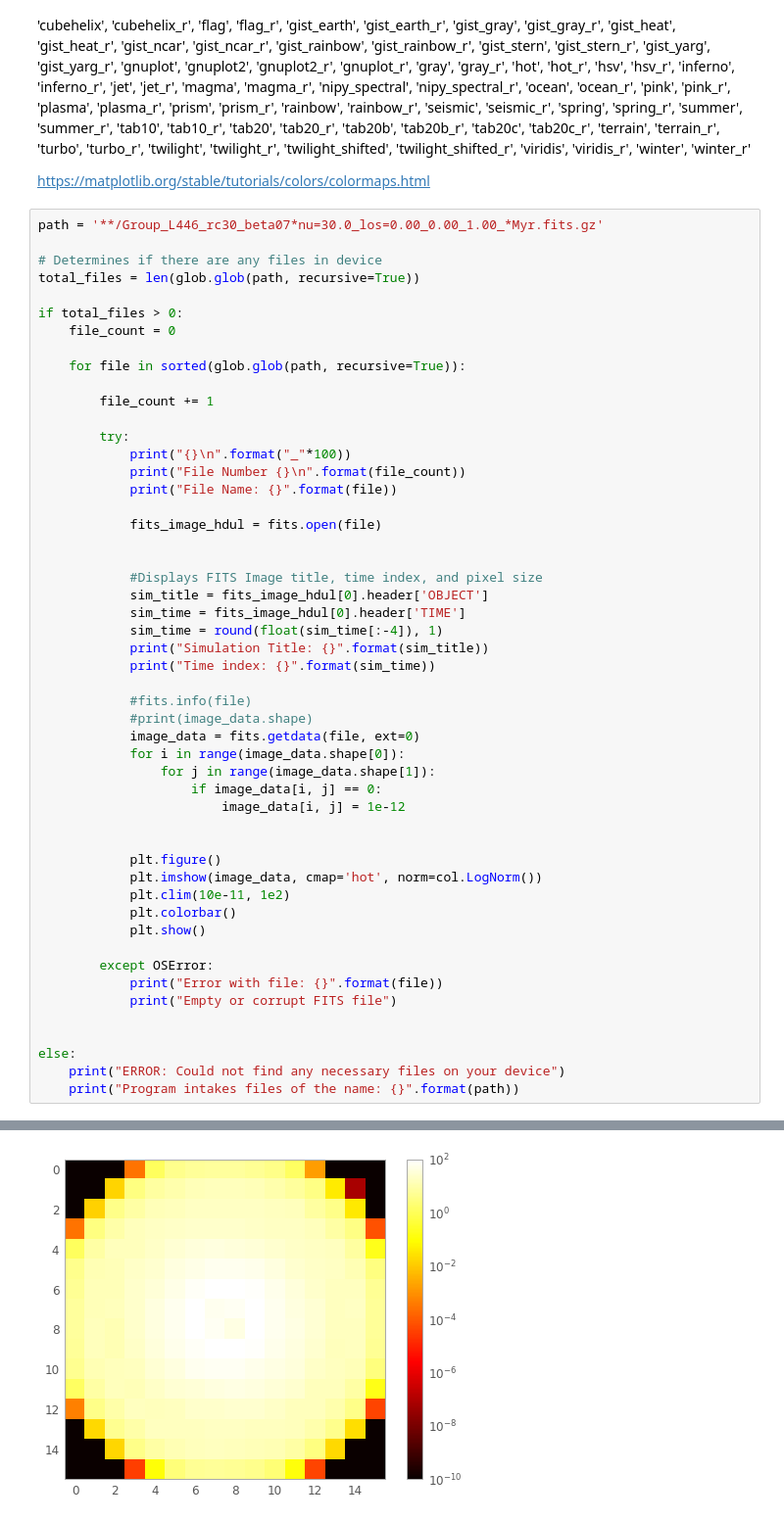
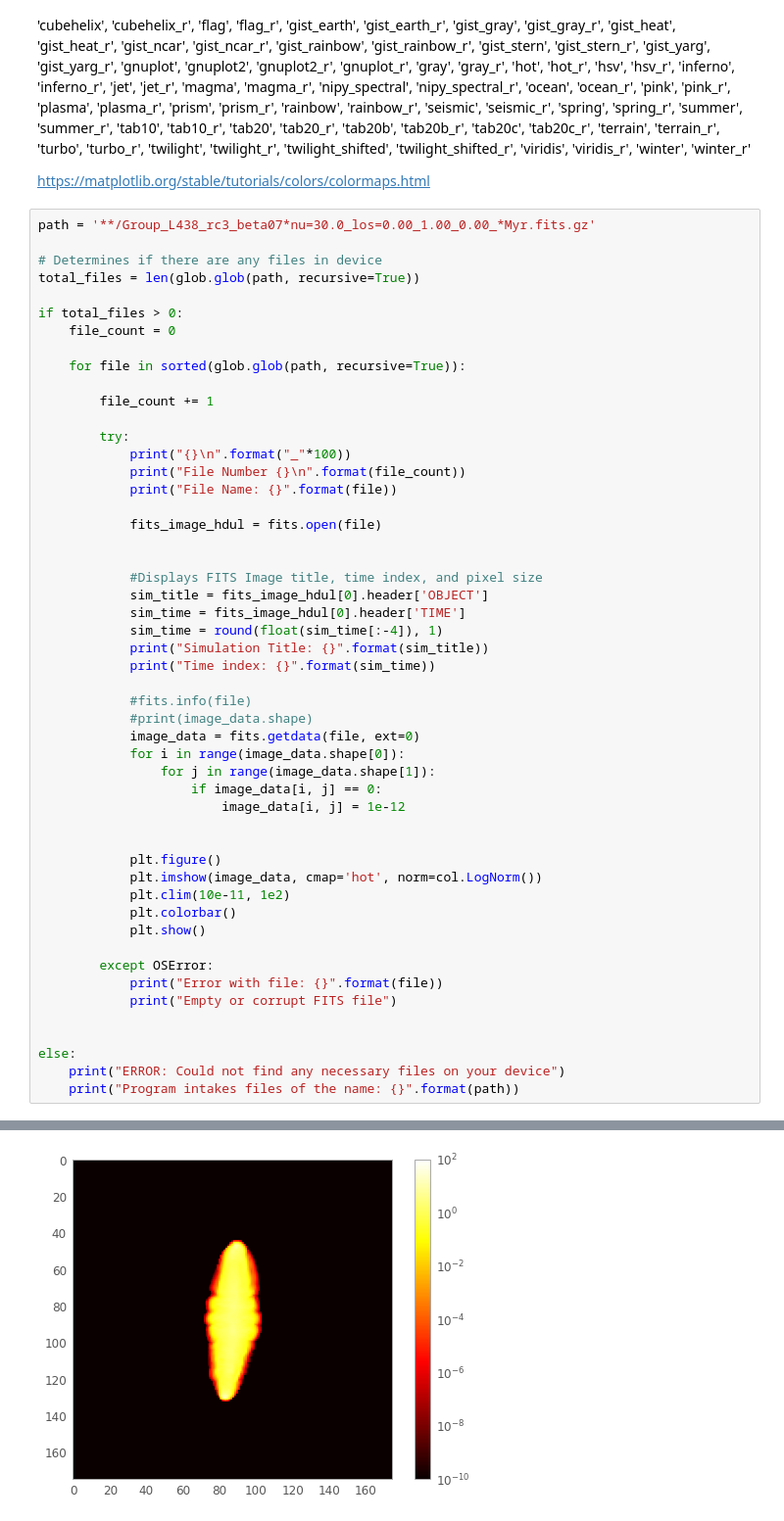
Before and after one commit to SolSamuels/Samuels_JetSimulationWork, a Jupyter notebook: ImageCreator.ipynb, the cells around one changed output, grey strips where cells are left out. Shown: that part at 98% size. Saved outputs shown, nothing was run; the diff lists cells and outputs as text.

```diff
--- a/ImageCreator.ipynb
+++ b/ImageCreator.ipynb
@@ -14,7 +14,7 @@ import matplotlib.colors as col
 
 https://matplotlib.org/stable/tutorials/colors/colormaps.html
 # %%
-path = '**/Group_L446_rc30_beta07*nu=30.0_los=0.00_0.00_1.00_*Myr.fits.gz'
+path = '**/Group_L438_rc3_beta07*nu=30.0_los=0.00_1.00_0.00_*Myr.fits.gz'
 
 # Determines if there are any files in device
 total_files = len(glob.glob(path, recursive=True))
@@ -74,5 +74,5 @@ Simulation Title: Simulation Group_L446_rc30_beta07 - 1.0 Myr - 30 MHz
 Time index: 1.0
-[figure, old version]
+[figure, new version]
 ____________________________________________________________________________________________________
 
 File Number 2
```
Also changed, not shown: parts of 2 cells of this notebook, 1 other file.
